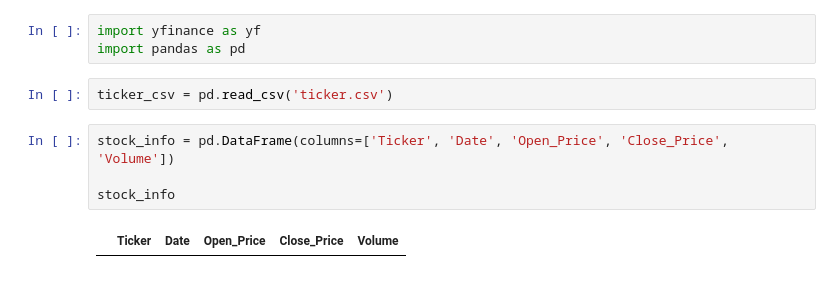
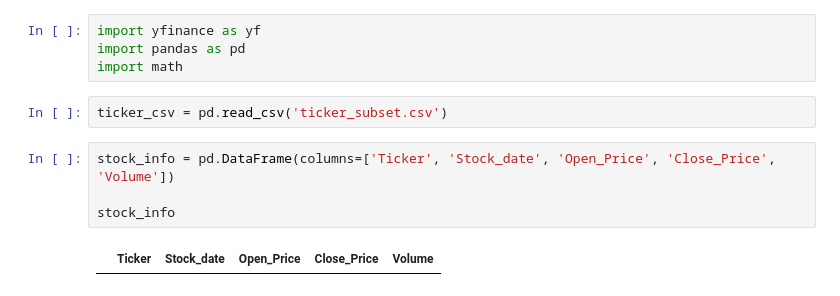
Before and after one commit to AlfredT15/CSC436, a Jupyter notebook: scripts.ipynb, the cells around one changed output. Drawn from its saved outputs; the diff is of its cells as text.

```diff
--- a/scripts.ipynb
+++ b/scripts.ipynb
@@ -1,11 +1,12 @@
 # %%
 import yfinance as yf
 import pandas as pd
+import math
 # %%
-ticker_csv = pd.read_csv('ticker.csv')
+ticker_csv = pd.read_csv('ticker_subset.csv')
 # %%
-stock_info = pd.DataFrame(columns=['Ticker', 'Date', 'Open_Price', 'Close_Price', 'Volume'])
+stock_info = pd.DataFrame(columns=['Ticker', 'Stock_date', 'Open_Price', 'Close_Price', 'Volume'])
 
 stock_info
 # %% [output]
-|  | Ticker | Date | Open_Price | Close_Price | Volume |
+|  | Ticker | Stock_date | Open_Price | Close_Price | Volume |
```
Also changed, not shown: parts of 5 cells of this notebook, 11 other files.
